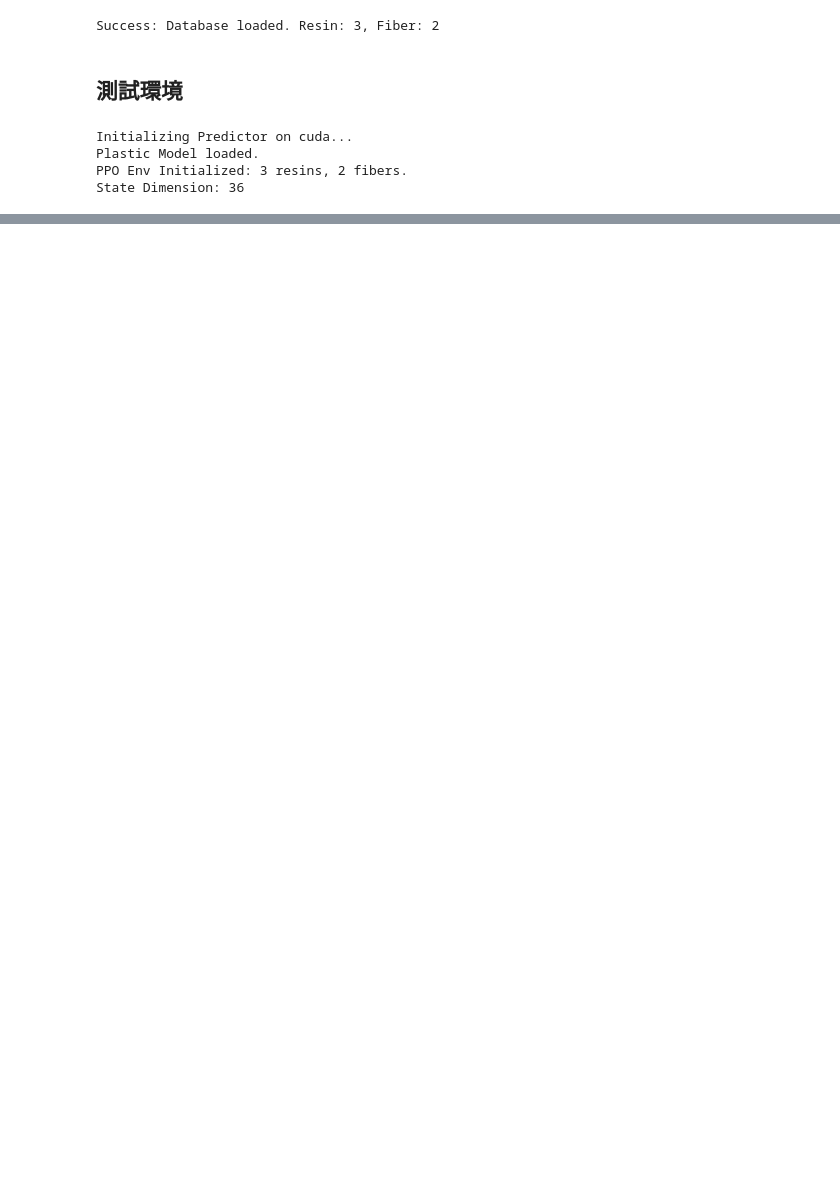
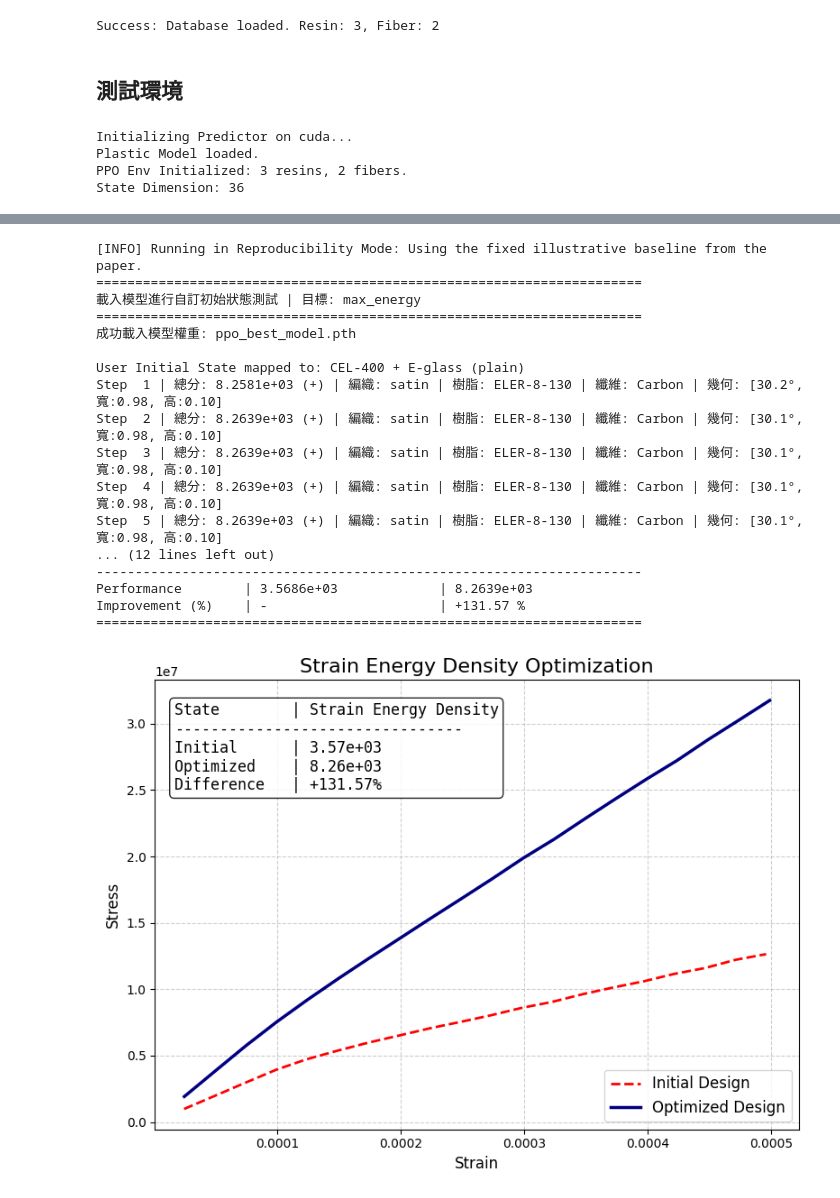
Before and after one commit to Hsu-Mao-Ken/AI-Smart-Composite-Design-Platform, a Jupyter notebook: PPO_design_model/PPO_model.ipynb, the cells around one changed output, grey strips where cells are left out. Saved outputs shown, nothing was run; the diff lists cells and outputs as text; code cells hidden in the pictures; blank space fills up the shorter version.

```diff
--- a/PPO_design_model/PPO_model.ipynb
+++ b/PPO_design_model/PPO_model.ipynb
@@ -1553,0 +1824,61 @@ Improvement (%)    | -                      | +108.42 %
+# %%
+# =====================================================================
+# [Note for Reviewers]
+# The variable 'reproduce_paper_baseline' is set to True by default
+# to exactly reproduce the specific randomly-sampled illustrative
+# baseline presented in the manuscript (e.g., Section 4.3).
+# If set to False, the environment will strictly use random initialization.
+# =====================================================================
+reproduce_paper_baseline = True
+
+if reproduce_paper_baseline:
+    # 這裡放置你在論文裡作為固定對照組的數值 (例如 Strain Energy Density 的初始設定)
+    test_target = "max_energy"
+    init_weave = "plain"
+    init_resin = "CEL-400"
+    init_fiber = "E-glass"
+    init_geometry = {"angle": 38.8, "width": 0.58, "height": 0.31}
+    print("[INFO] Running in Reproducibility Mode: Using the fixed illustrative baseline from the paper.")
+else:
+    # 真實的隨機抽樣邏輯 (證明系統具備隨機能力)
+    test_target = random.choice(["max_energy", "max_stiffness", "max_yield"])
+    init_weave = random.choice(["plain", "twill", "satin"])
+    init_resin = random.choice(["ELER-8-130", "Plaskon SMT-B-1F", "CEL-400"])
+    init_fiber = random.choice(["Carbon", "E-glass"])
+    init_geometry = {
+        "angle": random.uniform(30.0, 90.0),
+        "width": random.uniform(0.2, 1.0),
+        "height": random.uniform(0.1, 0.4)
+    }
+    print("[INFO] Running in Random Mode: Using a fully random initial state.")
+
+# 呼叫推論函數
+test_trained_ppo_with_custom_initial(
+    env=env,
+    model_path="ppo_best_model.pth", # 確認這裡是你的權重檔名
+    target_type=test_target,
+    weave_style=init_weave,
+    geo_dict=init_geometry,
+    resin_name=init_resin,
+    fiber_name=init_fiber,
+    steps=5  # PPO 推論步數
+)
+# %% [output]
+[INFO] Running in Reproducibility Mode: Using the fixed illustrative baseline from the paper.
+======================================================================
+載入模型進行自訂初始狀態測試 | 目標: max_energy
+======================================================================
+成功載入模型權重: ppo_best_model.pth
+
+User Initial State mapped to: CEL-400 + E-glass (plain)
+Step  1 | 總分: 8.2581e+03 (+) | 編織: satin | 樹脂: ELER-8-130 | 纖維: Carbon | 幾何: [30.2°, 寬:0.98, 高:0.10]
+Step  2 | 總分: 8.2639e+03 (+) | 編織: satin | 樹脂: ELER-8-130 | 纖維: Carbon | 幾何: [30.1°, 寬:0.98, 高:0.10]
+Step  3 | 總分: 8.2639e+03 (+) | 編織: satin | 樹脂: ELER-8-130 | 纖維: Carbon | 幾何: [30.1°, 寬:0.98, 高:0.10]
+Step  4 | 總分: 8.2639e+03 (+) | 編織: satin | 樹脂: ELER-8-130 | 纖維: Carbon | 幾何: [30.1°, 寬:0.98, 高:0.10]
+Step  5 | 總分: 8.2639e+03 (+) | 編織: satin | 樹脂: ELER-8-130 | 纖維: Carbon | 幾何: [30.1°, 寬:0.98, 高:0.10]
+... (12 lines left out)
+----------------------------------------------------------------------
+Performance        | 3.5686e+03             | 8.2639e+03
+Improvement (%)    | -                      | +131.57 %
+======================================================================
+[figure, added]
```
Also changed, not shown: parts of 11 cells of this notebook, 5 other files.
